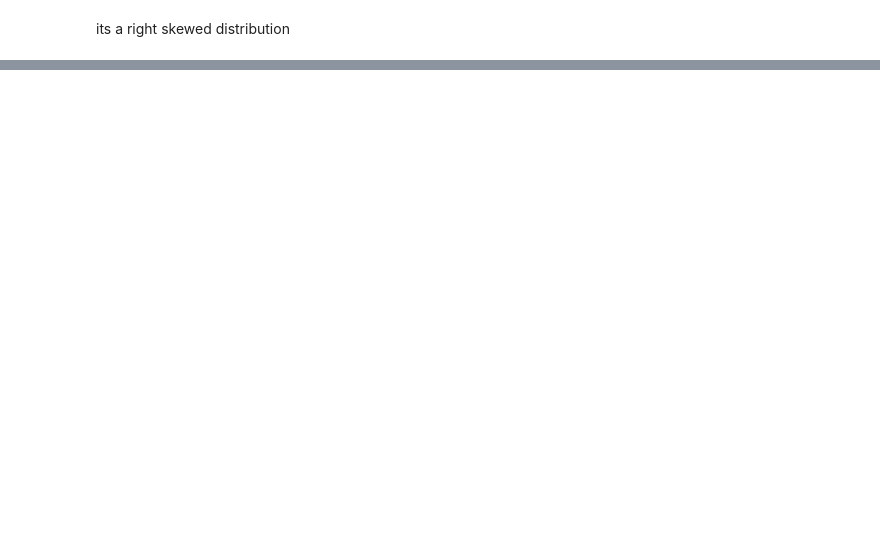
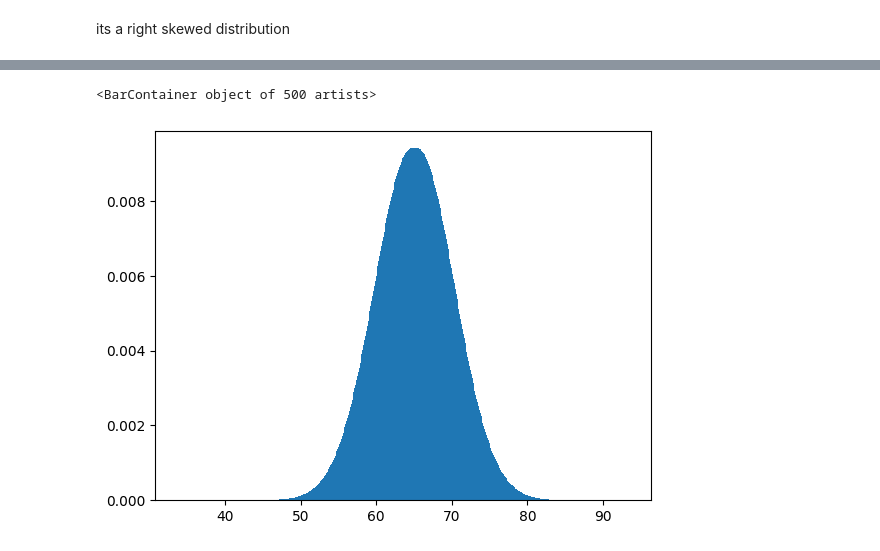
Before and after one commit to Pramveer-bit/poisson-distribution, a Jupyter notebook: src.ipynb, the cells around one changed output, grey strips where cells are left out. Cells and saved outputs as stored; diff of their text form; code cells hidden in the pictures; blank space fills up the shorter version.

```diff
--- a/src.ipynb
+++ b/src.ipynb
@@ -79,6 +80,6 @@ axes = plt.hist(weights, bins=500)
 # %%
 y_axis=axes[0]
-x_axis = axes[1]
+x_axis = axes[1][1:]
 # %%
 x_axis
 # %% [output]
@@ -143,0 +145,5 @@ array([3.57142857e-09, 0.00000000e+00, 0.00000000e+00, 0.00000000e+00,
+# %%
+plt.bar(x_axis, normalized_y_axis)
+# %% [output]
+<BarContainer object of 500 artists>
+[figure, added]
```
Also changed, not shown: parts of 13 cells of this notebook.
